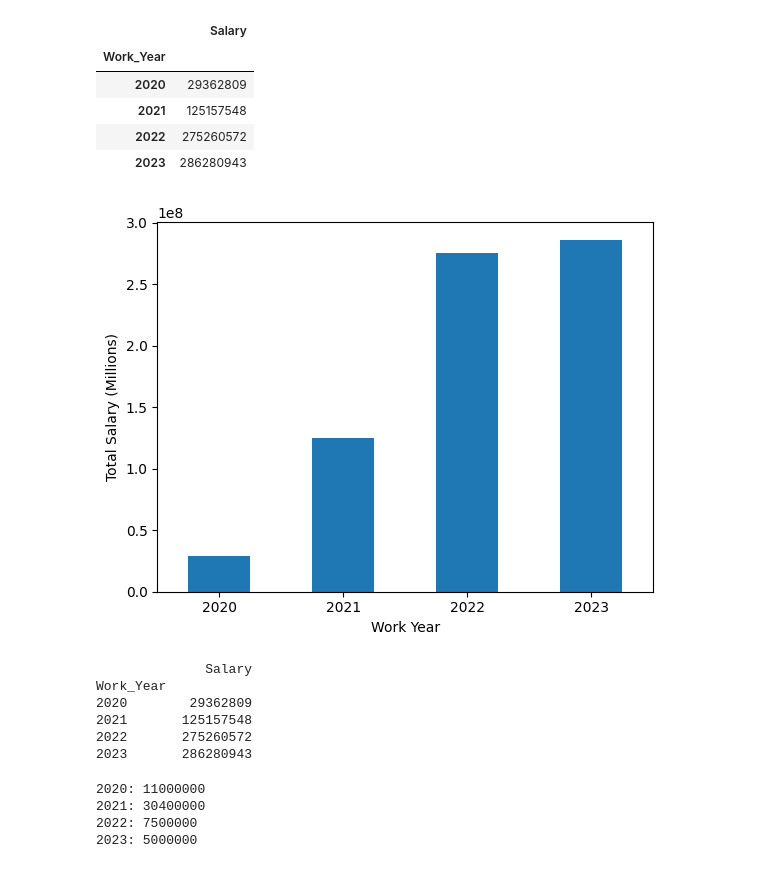
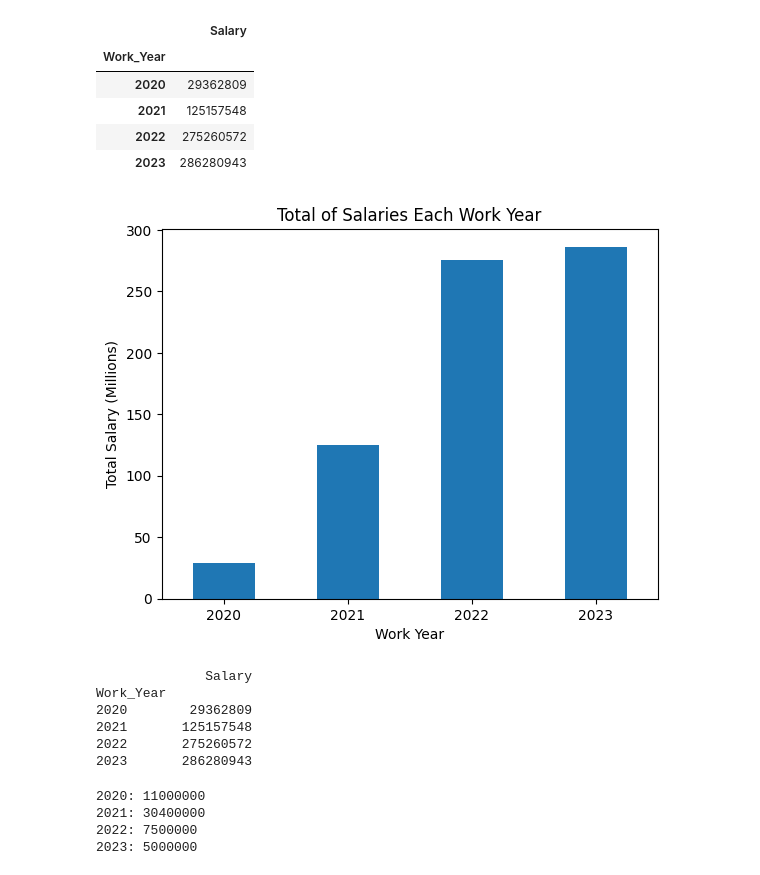
Before and after one commit to blwishom/JUMPlus-phase2, a Jupyter notebook: data_analytics_project_2/ds_salaries.ipynb, the cells around one changed output. Drawn from its saved outputs; the diff is of its cells as text; code cells hidden in the pictures.

```diff
--- a/data_analytics_project_2/ds_salaries.ipynb
+++ b/data_analytics_project_2/ds_salaries.ipynb
@@ -121,15 +121,23 @@ sal20_21_22_23
 | 2022 | 275260572 |
 | 2023 | 286280943 |
 # %%
-sal20_21_22_23.plot(kind='bar', legend=False)
+
+total_sal = sal20_21_22_23.plot(kind='bar', legend=False)
 plt.xticks(rotation=0)
 plt.xlabel('Work Year')
 plt.yticks()
 plt.ylabel('Total Salary (Millions)')
+plt.title('Total of Salaries Each Work Year')
+
+def formatter(total_sal, pos):
+    return str(round(total_sal / 1e6))
+total_sal.yaxis.set_major_formatter(formatter)
+total_sal.yaxis.set_minor_formatter(NullFormatter())
+
 plt.show()
 print(sal20_21_22_23)
 # %% [output]
-[figure, old version]
+[figure, new version]
               Salary
 Work_Year
 2020        29362809
```
